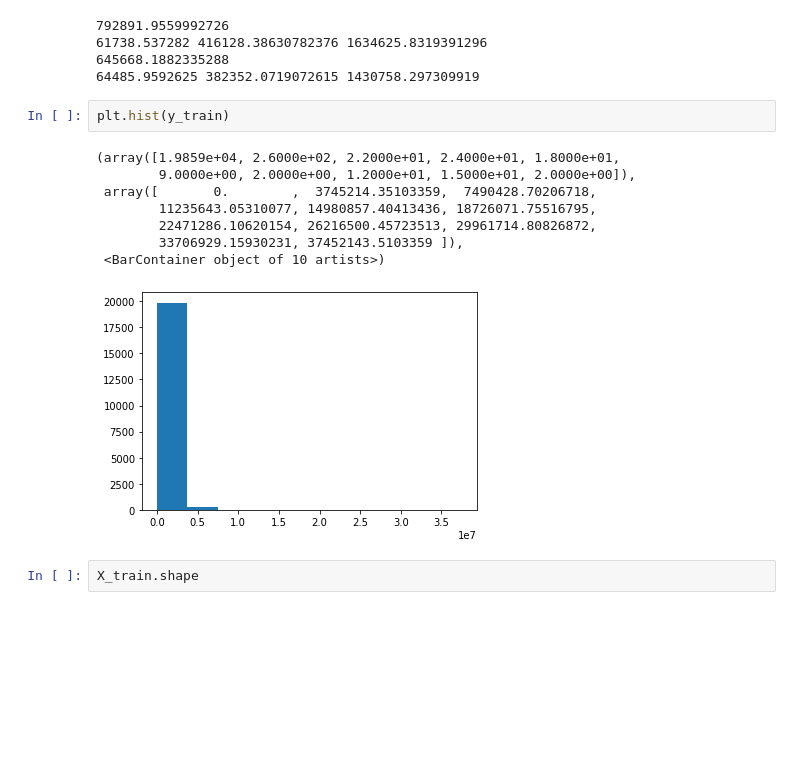
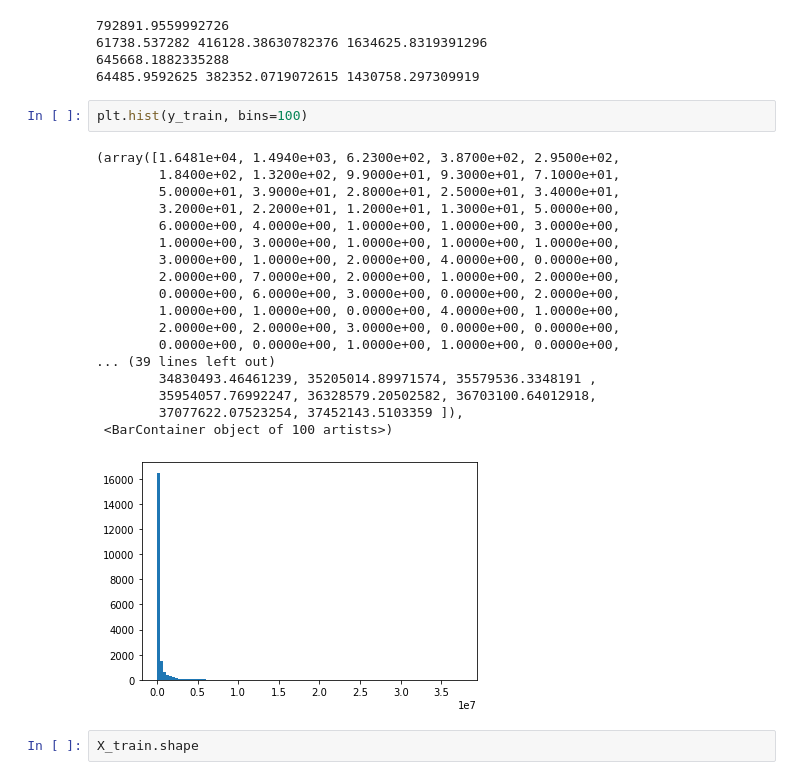
Before and after one commit to rudyorre/m148-project3, a Jupyter notebook: project3.ipynb, the cells around one changed output. Drawn from its saved outputs; the diff is of its cells as text; blank space fills up the shorter version.

```diff
--- a/project3.ipynb
+++ b/project3.ipynb
@@ -538,16 +555,26 @@ print(np.median(y_test), np.mean(y_test), np.std(y_test))
 645668.1882335288
 64485.9592625 382352.0719072615 1430758.297309919
 # %%
-plt.hist(y_train)
+plt.hist(y_train, bins=100)
 # %% [output]
-(array([1.9859e+04, 2.6000e+02, 2.2000e+01, 2.4000e+01, 1.8000e+01,
-        9.0000e+00, 2.0000e+00, 1.2000e+01, 1.5000e+01, 2.0000e+00]),
- array([       0.        ,  3745214.35103359,  7490428.70206718,
-        11235643.05310077, 14980857.40413436, 18726071.75516795,
-        22471286.10620154, 26216500.45723513, 29961714.80826872,
-        33706929.15930231, 37452143.5103359 ]),
- <BarContainer object of 10 artists>)
+(array([1.6481e+04, 1.4940e+03, 6.2300e+02, 3.8700e+02, 2.9500e+02,
+        1.8400e+02, 1.3200e+02, 9.9000e+01, 9.3000e+01, 7.1000e+01,
+        5.0000e+01, 3.9000e+01, 2.8000e+01, 2.5000e+01, 3.4000e+01,
+        3.2000e+01, 2.2000e+01, 1.2000e+01, 1.3000e+01, 5.0000e+00,
+        6.0000e+00, 4.0000e+00, 1.0000e+00, 1.0000e+00, 3.0000e+00,
+        1.0000e+00, 3.0000e+00, 1.0000e+00, 1.0000e+00, 1.0000e+00,
+        3.0000e+00, 1.0000e+00, 2.0000e+00, 4.0000e+00, 0.0000e+00,
+        2.0000e+00, 7.0000e+00, 2.0000e+00, 1.0000e+00, 2.0000e+00,
+        0.0000e+00, 6.0000e+00, 3.0000e+00, 0.0000e+00, 2.0000e+00,
+        1.0000e+00, 1.0000e+00, 0.0000e+00, 4.0000e+00, 1.0000e+00,
+        2.0000e+00, 2.0000e+00, 3.0000e+00, 0.0000e+00, 0.0000e+00,
+        0.0000e+00, 0.0000e+00, 1.0000e+00, 1.0000e+00, 0.0000e+00,
+... (39 lines left out)
+        34830493.46461239, 35205014.89971574, 35579536.3348191 ,
+        35954057.76992247, 36328579.20502582, 36703100.64012918,
+        37077622.07523254, 37452143.5103359 ]),
+ <BarContainer object of 100 artists>)
-[figure, old version]
+[figure, new version]
 # %%
 X_train.shape
 # %% [output]
```
Also changed, not shown: parts of 15 cells of this notebook.
